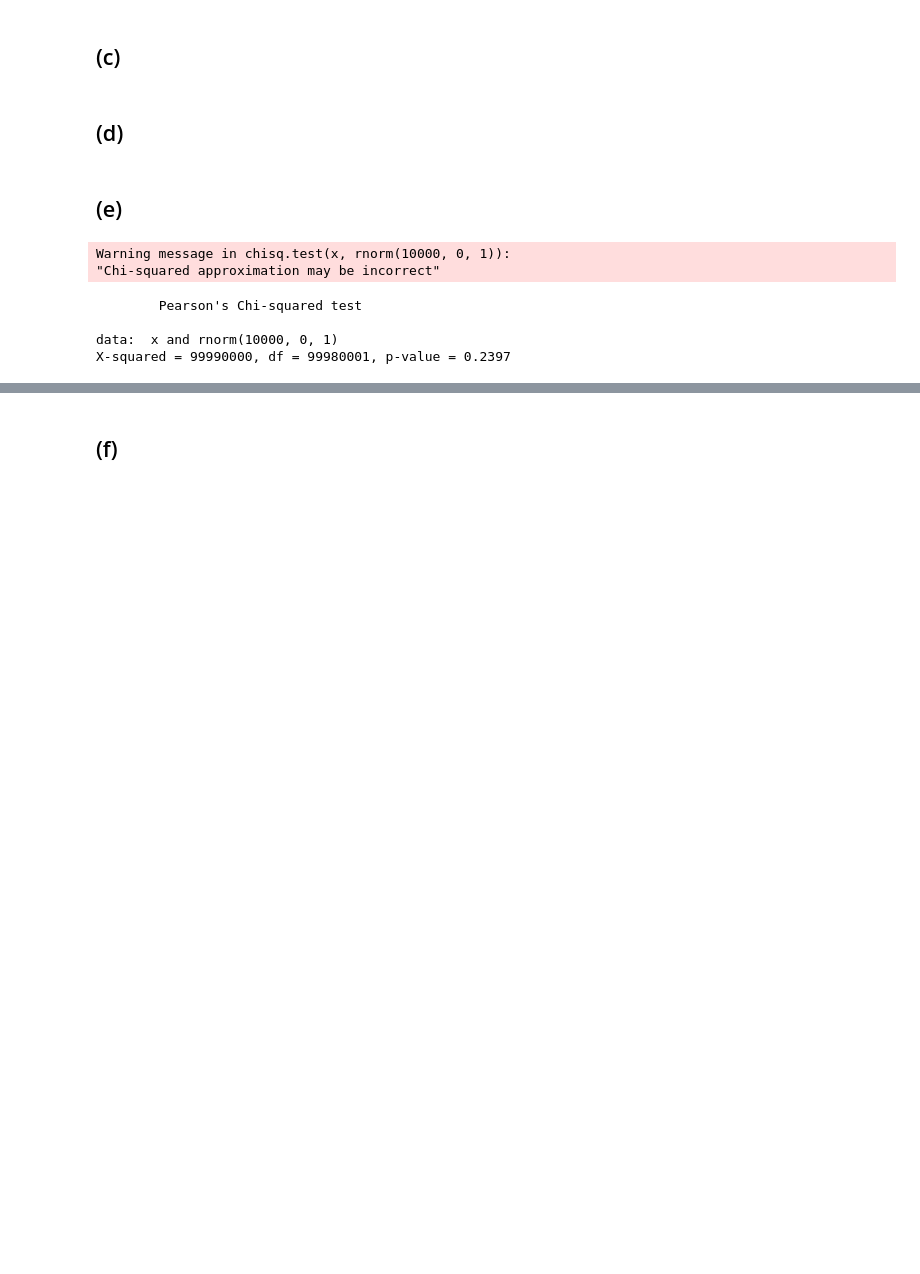
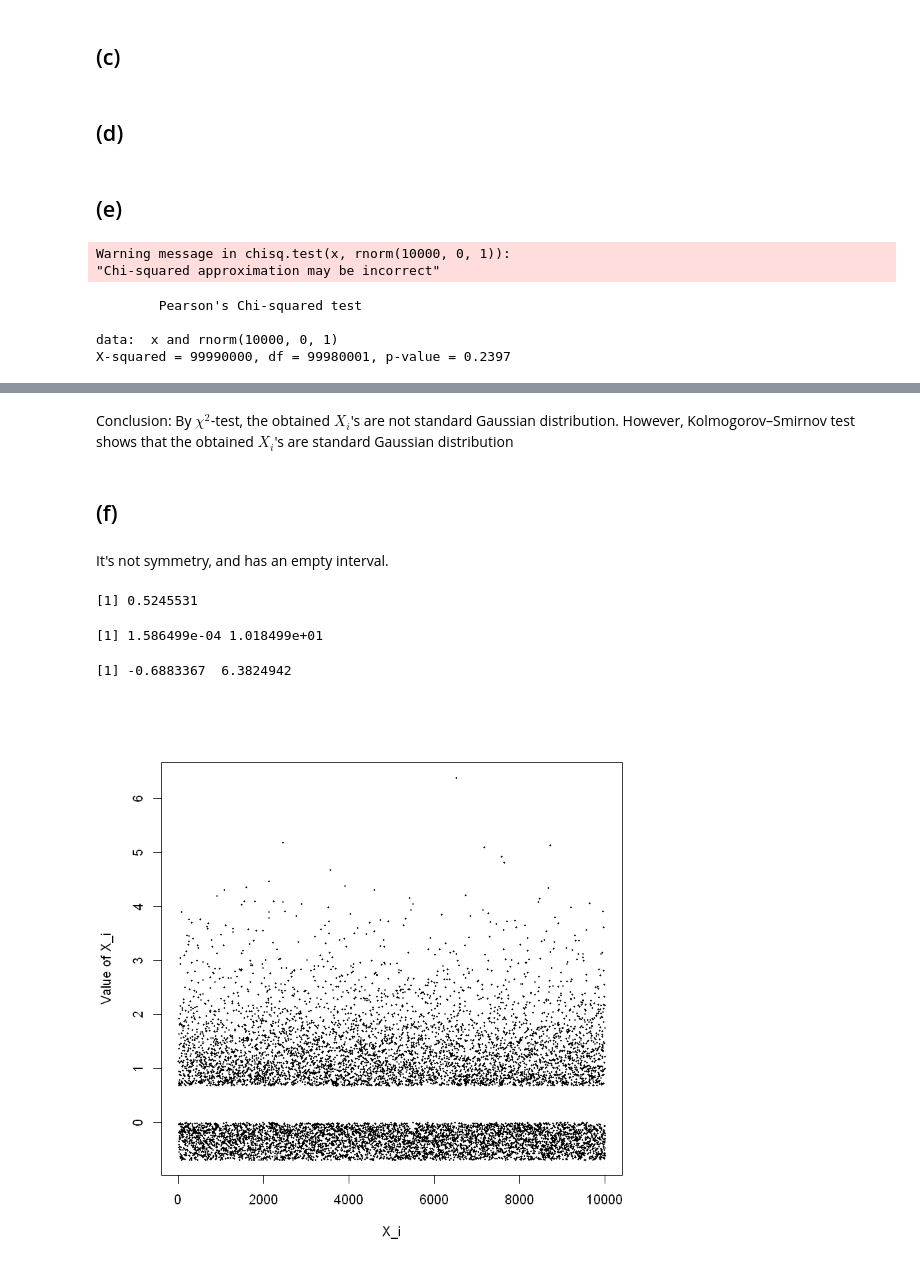
Before and after one commit to LimboRift/MATH-534, a Jupyter notebook: CP4.ipynb, the cells around one changed output, grey strips where cells are left out. Cells and saved outputs as stored; diff of their text form; code cells hidden in the pictures; blank space fills up the shorter version.

```diff
--- a/CP4.ipynb
+++ b/CP4.ipynb
@@ -126,3 +130,17 @@ D = 0.2545, p-value < 2.2e-16
 alternative hypothesis: two-sided
+# %% [markdown]
+Conclusion: By $\chi^2$-test, the obtained $X_i$'s are not standard Gaussian distribution. However, Kolmogorov–Smirnov test shows that the obtained $X_i$'s are standard Gaussian distribution
 # %% [markdown]
 ## (f)
+# %% [markdown]
+It's not symmetry, and has an empty interval.
+# %%
+mean(x)
+range(log((1+u)/(1-u)))
+range(x)
+plot(x,pch = 16,cex = .3, xlab = 'X_i', ylab = 'Value of X_i')
+# %% [output]
+[1] 0.5245531
+[1] 1.586499e-04 1.018499e+01
+[1] -0.6883367  6.3824942
+[figure, added]
```
Also changed, not shown: parts of 12 cells of this notebook.
